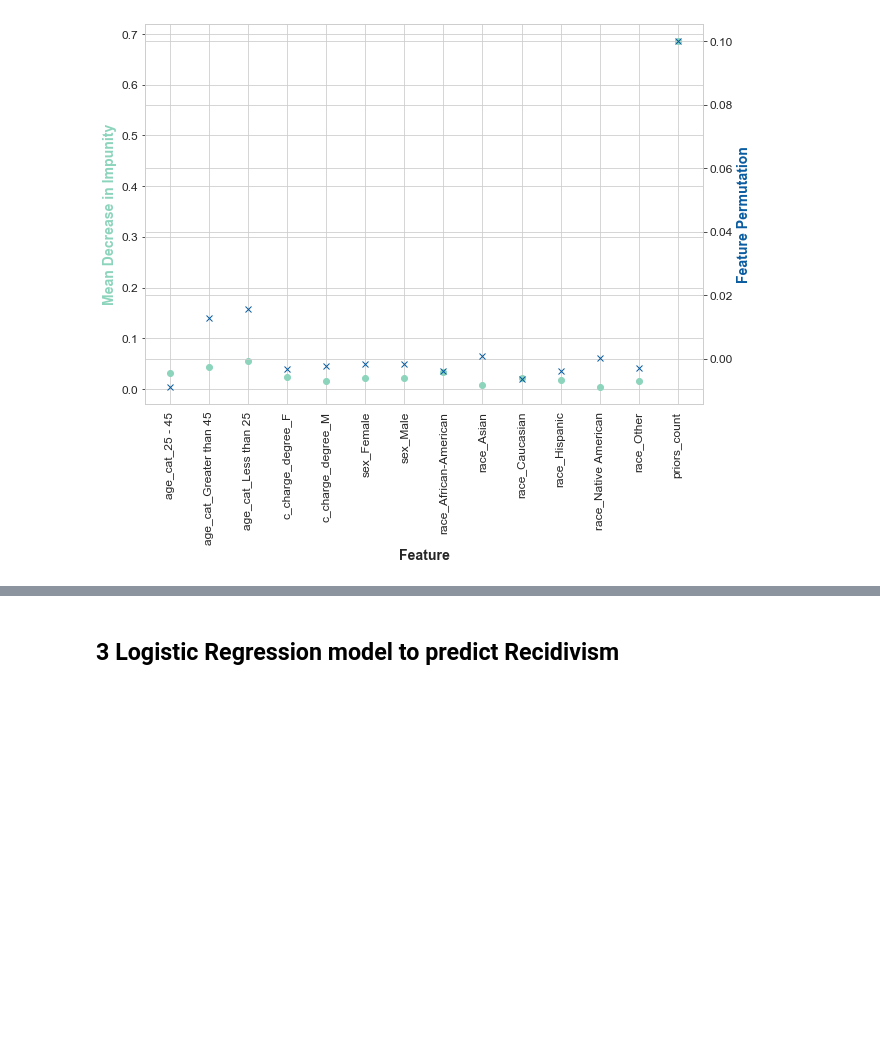
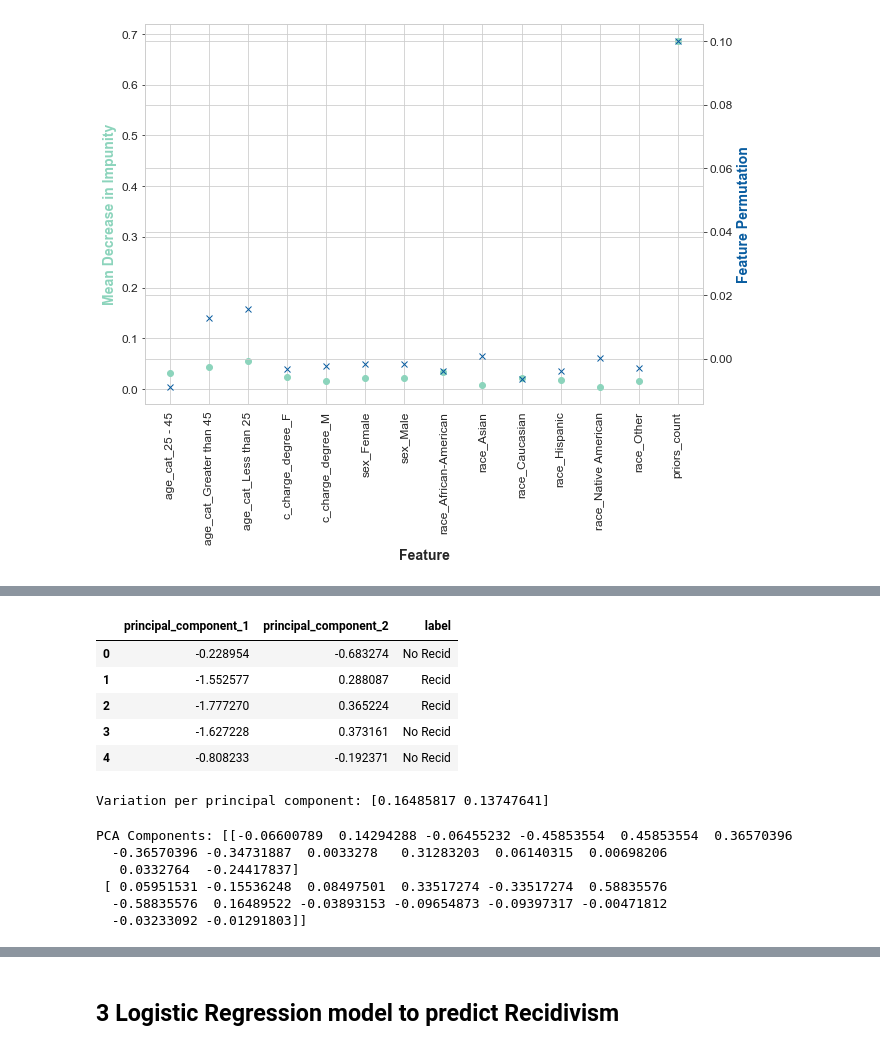
Before and after one commit to megantennies/FYP, a Jupyter notebook: FYP_CODE.ipynb, the cells around one changed output, grey strips where cells are left out. Drawn from its saved outputs; the diff is of its cells as text; code cells hidden in the pictures; blank space fills up the shorter version.

```diff
--- a/FYP_CODE.ipynb
+++ b/FYP_CODE.ipynb
@@ -416,0 +507,28 @@ Support for multi-dimensional indexing (e.g. `obj[:, None]`) is deprecated and w
+# %%
+pca = PCA(n_components = 2)
+pca_comps = pca.fit_transform(x)
+pca_data = pd.DataFrame(data = pca_comps, columns = ['principal_component_1', 'principal_component_2'])
+pca_data['label'] = y
+pca_data.head()
+# %% [output]
+|  | principal_component_1 | principal_component_2 | label |
+| 0 | -0.228954 | -0.683274 | No Recid |
+| 1 | -1.552577 | 0.288087 | Recid |
+| 2 | -1.777270 | 0.365224 | Recid |
+| 3 | -1.627228 | 0.373161 | No Recid |
+| 4 | -0.808233 | -0.192371 | No Recid |
+# %%
+print('Variation per principal component: {}'.format(pca.explained_variance_ratio_))
+# principal component 1 holds 16.5% of the information, pc 2 holds 13.7%
+# ~70% of info was lost while projecting 14 dimensional data to 2 dimensional data
+# %% [output]
+Variation per principal component: [0.16485817 0.13747641]
+# %%
+print('PCA Components: {}'.format(pca.components_))
+# %% [output]
+PCA Components: [[-0.06600789  0.14294288 -0.06455232 -0.45853554  0.45853554  0.36570396
+  -0.36570396 -0.34731887  0.0033278   0.31283203  0.06140315  0.00698206
+   0.0332764  -0.24417837]
+ [ 0.05951531 -0.15536248  0.08497501  0.33517274 -0.33517274  0.58835576
+  -0.58835576  0.16489522 -0.03893153 -0.09654873 -0.09397317 -0.00471812
+  -0.03233092 -0.01291803]]
```
Also changed, not shown: parts of 18 cells of this notebook, 2 other files.
